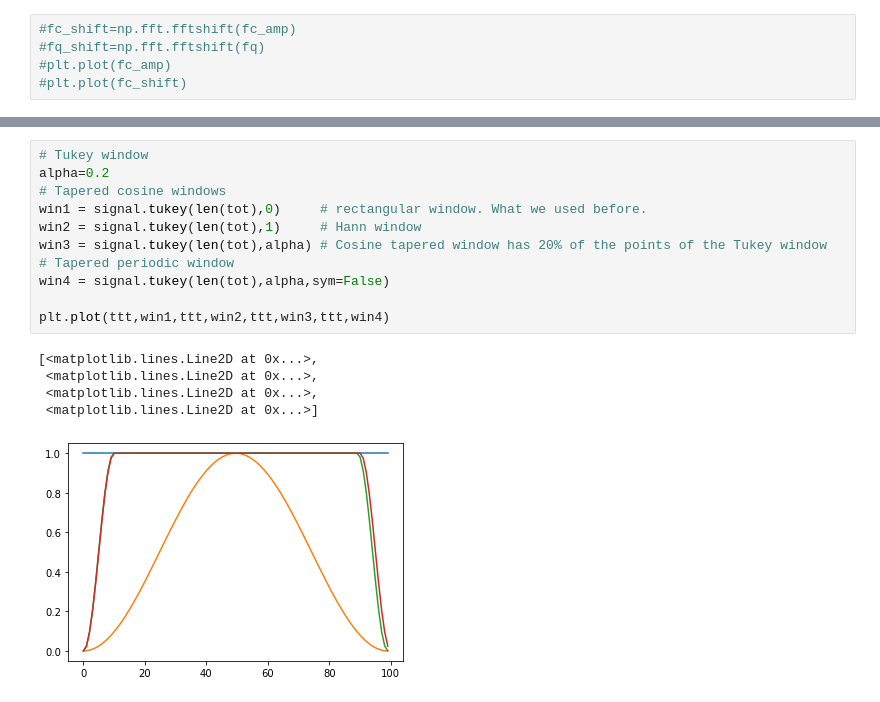
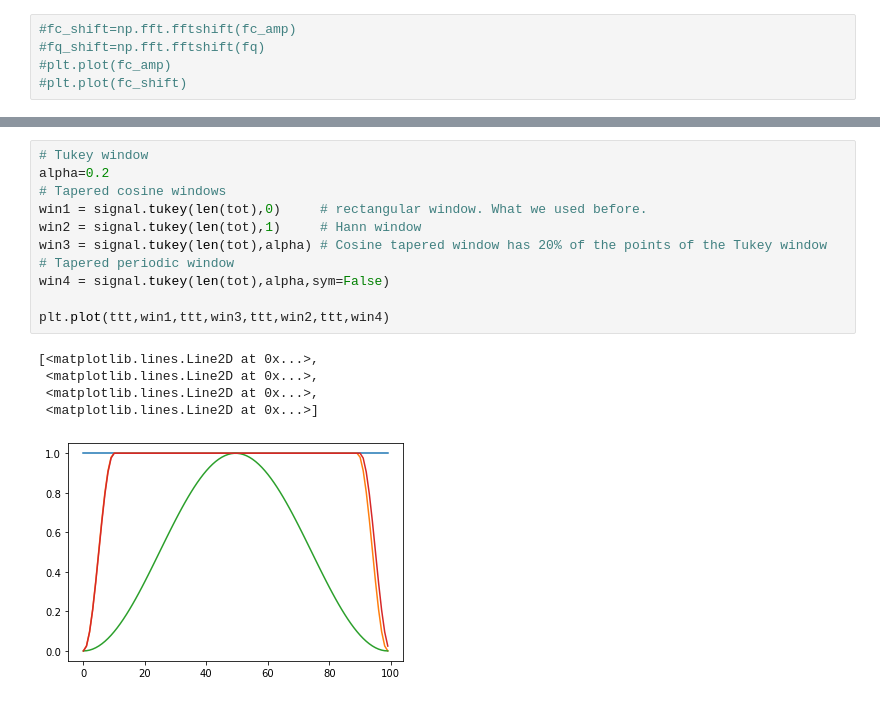
Before and after one commit to mclaret/JISAOinternship, a Jupyter notebook: notebooks/mariona/fft.ipynb, the cells around one changed output, grey strips where cells are left out. Cells and saved outputs as stored; diff of their text form.

```diff
--- a/notebooks/mariona/fft.ipynb
+++ b/notebooks/mariona/fft.ipynb
@@ -86,17 +86,17 @@ Difference is due to numerical diffusion
 # %%
 # Tukey window
 alpha=0.2
 # Tapered cosine windows
 win1 = signal.tukey(len(tot),0)     # rectangular window. What we used before.
 win2 = signal.tukey(len(tot),1)     # Hann window
 win3 = signal.tukey(len(tot),alpha) # Cosine tapered window has 20% of the points of the Tukey window
 # Tapered periodic window
 win4 = signal.tukey(len(tot),alpha,sym=False)
 
-plt.plot(ttt,win1,ttt,win2,ttt,win3,ttt,win4)
+plt.plot(ttt,win1,ttt,win3,ttt,win2,ttt,win4)
 # %% [output]
 [<matplotlib.lines.Line2D at 0x...>,
  <matplotlib.lines.Line2D at 0x...>,
  <matplotlib.lines.Line2D at 0x...>,
  <matplotlib.lines.Line2D at 0x...>]
-[figure, old version]
+[figure, new version]
```
Also changed, not shown: parts of 6 cells of this notebook.
